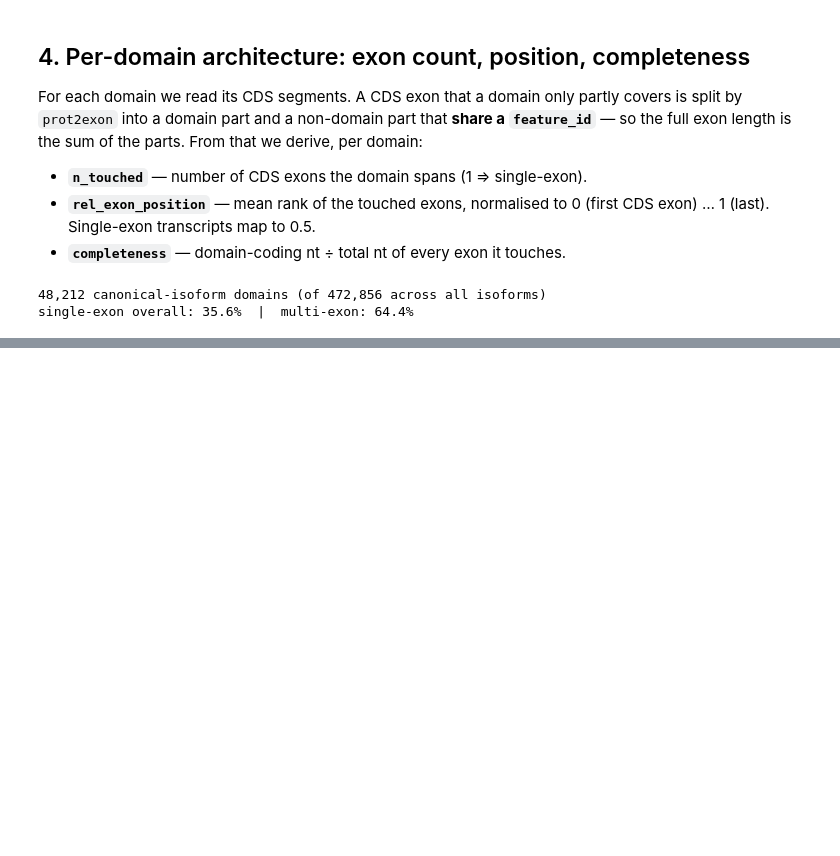
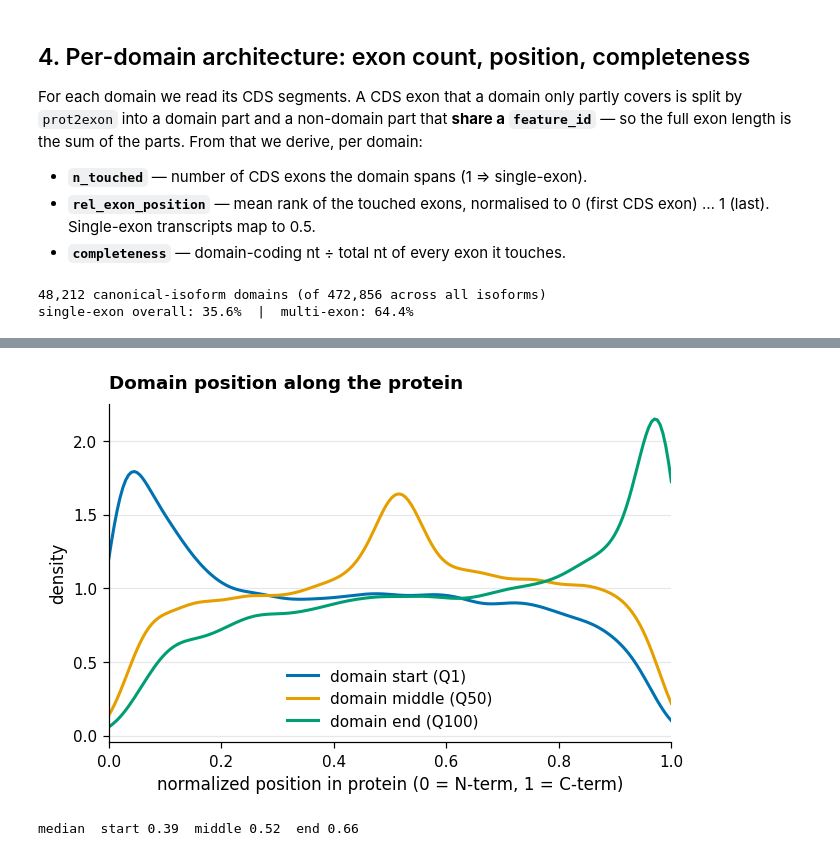
Before and after one commit to SotoLF/fastCDS, a Jupyter notebook: tutorial/reproduce_paper/end_to_end/domain_functional_atlas.ipynb, the cells around one changed output, grey strips where cells are left out. Drawn from its saved outputs; the diff is of its cells as text; code cells hidden in the pictures; blank space fills up the shorter version.

```diff
--- a/tutorial/reproduce_paper/end_to_end/domain_functional_atlas.ipynb
+++ b/tutorial/reproduce_paper/end_to_end/domain_functional_atlas.ipynb
@@ -382,0 +385,17 @@ far more than the domain itself.
+# %%
+fig, ax = plt.subplots(figsize=(6.6, 4))
+for q, c, lab in [("pos_start", COLORS['prot2exon'], "start (Q1)"),
+                  ("pos_mid",   COLORS['transvar'],  "middle (Q50)"),
+                  ("pos_end",   COLORS['good'],      "end (Q100)")]:
+    x, y = kde_xy(d[q])
+    ax.plot(x, y, color=c, lw=2, label=f"domain {lab}")
+ax.set_xlabel("normalized position in protein (0 = N-term, 1 = C-term)")
+ax.set_ylabel("density"); ax.set_xlim(0, 1); ax.legend()
+ax.set_title("Domain position along the protein", loc="left")
+display(fig)
+fig.savefig(DATA / "fig_analysis2_position.png", bbox_inches="tight")
+print("median  start %.2f  middle %.2f  end %.2f"
+      % (d.pos_start.median(), d.pos_mid.median(), d.pos_end.median()))
+# %% [output]
+[figure, added]
+median  start 0.39  middle 0.52  end 0.66
```
Also changed, not shown: parts of 20 cells of this notebook, 10 other files.
